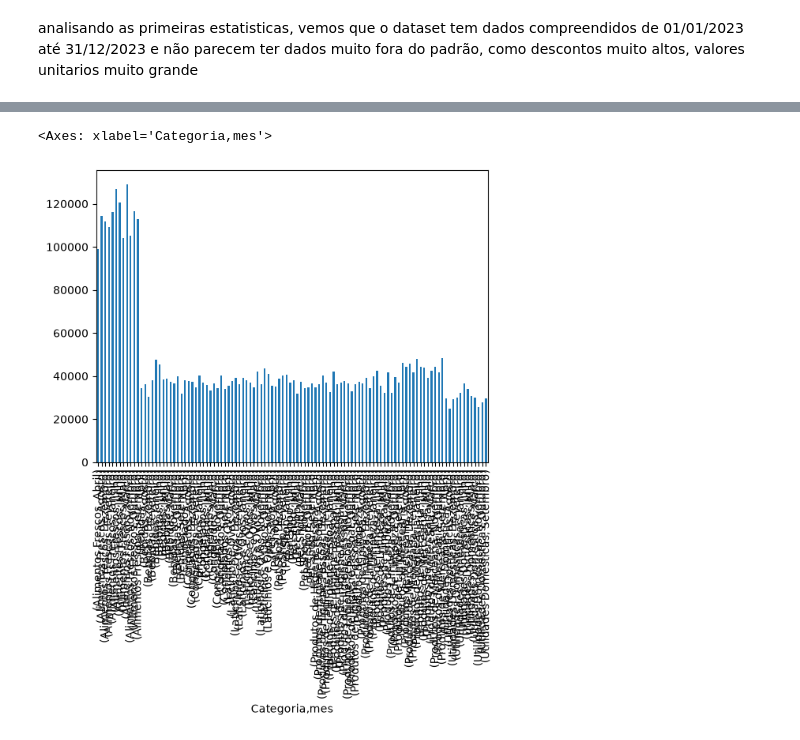
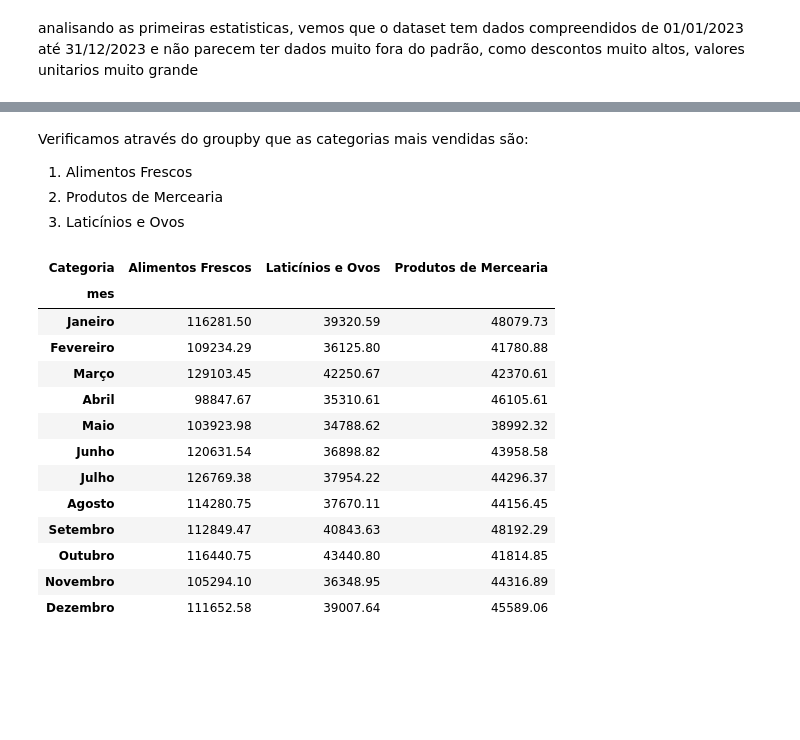
Before and after one commit to missmaryz/Projeto_Analise_Exploratoria_Caixaverso, a Jupyter notebook: Projeto_Mariana_Meneses.ipynb, the cells around one changed output, grey strips where cells are left out. Cells and saved outputs as stored; diff of their text form; code cells hidden in the pictures; blank space fills up the shorter version.

```diff
--- a/Projeto_Mariana_Meneses.ipynb
+++ b/Projeto_Mariana_Meneses.ipynb
@@ -139,5 +99,5 @@ Name: Total_Venda, dtype: float64
-# %%
-vendas_categoria_mes.plot(kind='bar')
-# %% [output]
-<Axes: xlabel='Categoria,mes'>
-[figure, removed]
+# %% [markdown]
+Verificamos através do groupby que as categorias mais vendidas são: <br>
+1. Alimentos Frescos
+2. Produtos de Mercearia
+3. Laticínios e Ovos
@@ -143,0 +116,17 @@ vendas_categoria_mes.plot(kind='bar')
+# %%
+mais_vendidos
+# %% [output]
+| Categoria | Alimentos Frescos | Laticínios e Ovos | Produtos de Mercearia |
+| mes |  |  |  |
+| Janeiro | 116281.50 | 39320.59 | 48079.73 |
+| Fevereiro | 109234.29 | 36125.80 | 41780.88 |
+| Março | 129103.45 | 42250.67 | 42370.61 |
+| Abril | 98847.67 | 35310.61 | 46105.61 |
+| Maio | 103923.98 | 34788.62 | 38992.32 |
+| Junho | 120631.54 | 36898.82 | 43958.58 |
+| Julho | 126769.38 | 37954.22 | 44296.37 |
+| Agosto | 114280.75 | 37670.11 | 44156.45 |
+| Setembro | 112849.47 | 40843.63 | 48192.29 |
+| Outubro | 116440.75 | 43440.80 | 41814.85 |
+| Novembro | 105294.10 | 36348.95 | 44316.89 |
+| Dezembro | 111652.58 | 39007.64 | 45589.06 |
```
Also changed, not shown: parts of 73 cells of this notebook.
